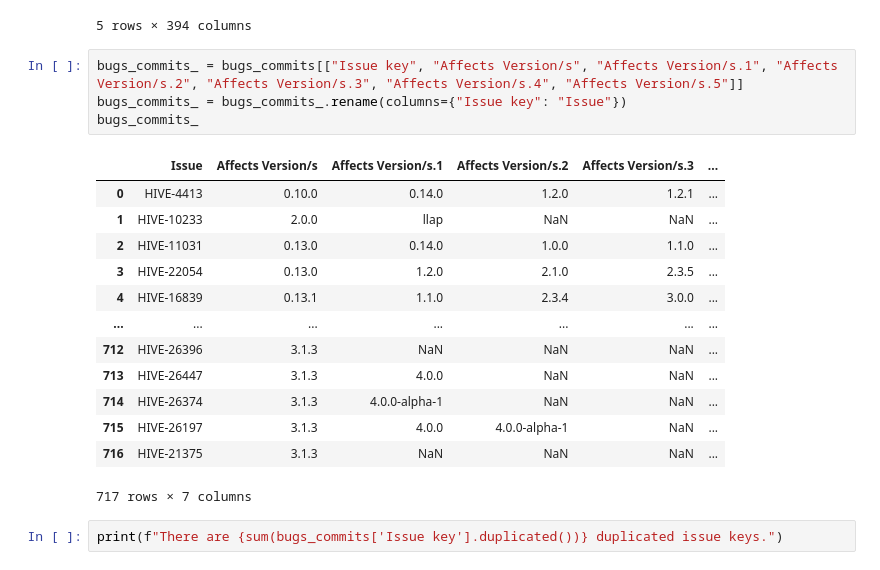
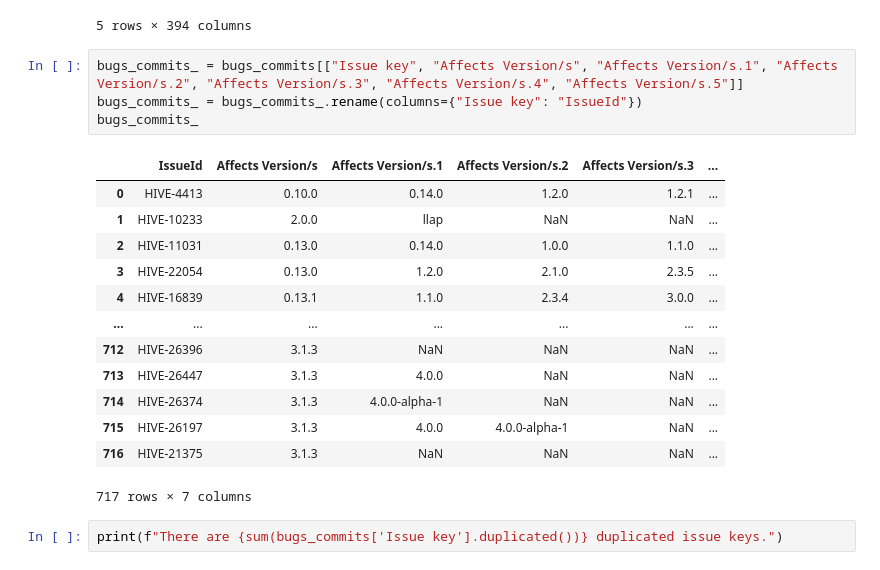
Before and after one commit to ahenrij/ets-mgl869-hive, a Jupyter notebook: src/lab/notebooks/matching.ipynb, the cells around one changed output. Saved outputs shown, nothing was run; the diff lists cells and outputs as text.

```diff
--- a/src/lab/notebooks/matching.ipynb
+++ b/src/lab/notebooks/matching.ipynb
@@ -22,10 +22,10 @@ bugs_commits.head()
 5 rows × 394 columns
 # %%
 bugs_commits_ = bugs_commits[["Issue key", "Affects Version/s", "Affects Version/s.1", "Affects Version/s.2", "Affects Version/s.3", "Affects Version/s.4", "Affects Version/s.5"]]
-bugs_commits_ = bugs_commits_.rename(columns={"Issue key": "Issue"})
+bugs_commits_ = bugs_commits_.rename(columns={"Issue key": "IssueId"})
 bugs_commits_
 # %% [output]
-|  | Issue | Affects Version/s | Affects Version/s.1 | Affects Version/s.2 | Affects Version/s.3 | ... |
+|  | IssueId | Affects Version/s | Affects Version/s.1 | Affects Version/s.2 | Affects Version/s.3 | ... |
 | 0 | HIVE-4413 | 0.10.0 | 0.14.0 | 1.2.0 | 1.2.1 | ... |
 | 1 | HIVE-10233 | 2.0.0 | llap | NaN | NaN | ... |
 | 2 | HIVE-11031 | 0.13.0 | 0.14.0 | 1.0.0 | 1.1.0 | ... |
```
Also changed, not shown: parts of 11 cells of this notebook.
